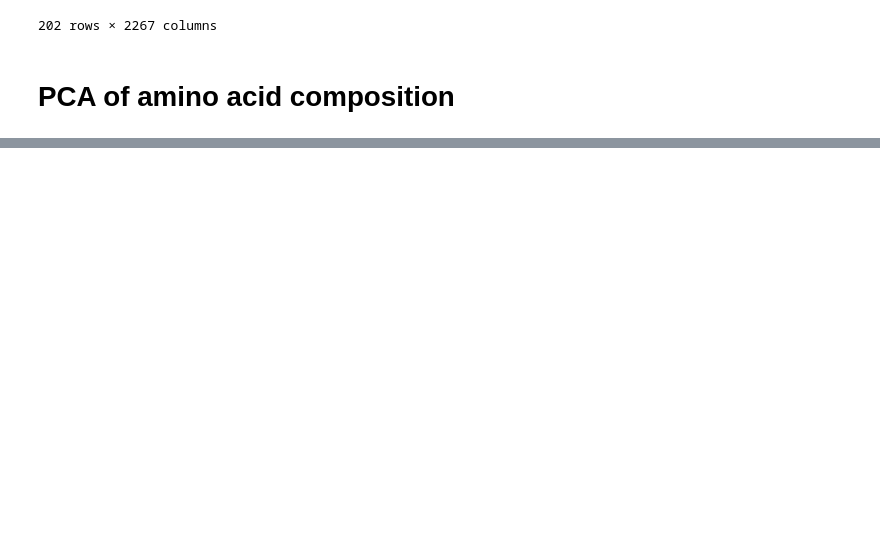
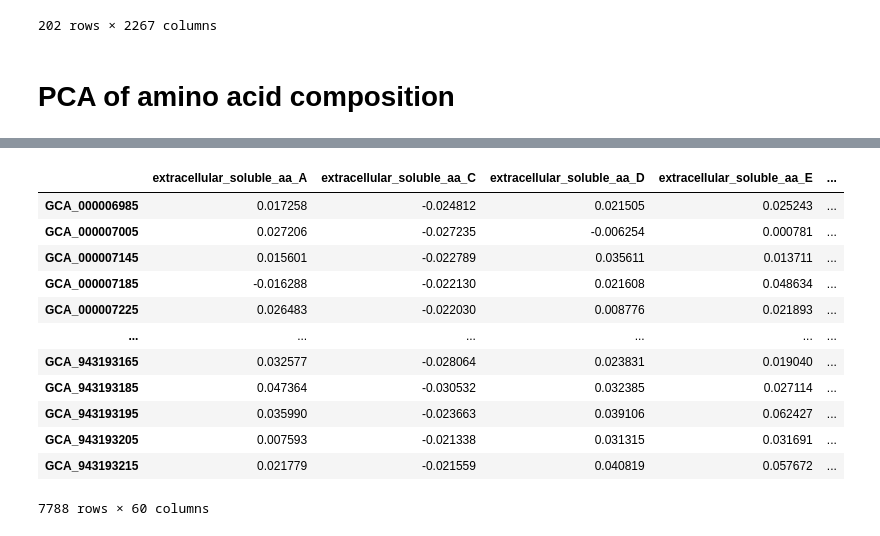
Before and after one commit to cultivarium/GenomeSPOT, a Jupyter notebook: notebooks/analyze_correlations.ipynb, the cells around one changed output, grey strips where cells are left out. Cells and saved outputs as stored; diff of their text form; code cells hidden in the pictures; blank space fills up the shorter version.

```diff
--- a/notebooks/analyze_correlations.ipynb
+++ b/notebooks/analyze_correlations.ipynb
@@ -1024,0 +922,16 @@ Text(0, 0.5, 'oxygen')
+# %%
+norm_balanced_df
+# %% [output]
+|  | extracellular_soluble_aa_A | extracellular_soluble_aa_C | extracellular_soluble_aa_D | extracellular_soluble_aa_E | ... |
+| GCA_000006985 | 0.017258 | -0.024812 | 0.021505 | 0.025243 | ... |
+| GCA_000007005 | 0.027206 | -0.027235 | -0.006254 | 0.000781 | ... |
+| GCA_000007145 | 0.015601 | -0.022789 | 0.035611 | 0.013711 | ... |
+| GCA_000007185 | -0.016288 | -0.022130 | 0.021608 | 0.048634 | ... |
+| GCA_000007225 | 0.026483 | -0.022030 | 0.008776 | 0.021893 | ... |
+| ... | ... | ... | ... | ... | ... |
+| GCA_943193165 | 0.032577 | -0.028064 | 0.023831 | 0.019040 | ... |
+| GCA_943193185 | 0.047364 | -0.030532 | 0.032385 | 0.027114 | ... |
+| GCA_943193195 | 0.035990 | -0.023663 | 0.039106 | 0.062427 | ... |
+| GCA_943193205 | 0.007593 | -0.021338 | 0.031315 | 0.031691 | ... |
+| GCA_943193215 | 0.021779 | -0.021559 | 0.040819 | 0.057672 | ... |
+7788 rows × 60 columns
```
Also changed, not shown: parts of 24 cells of this notebook, 26 other files.
